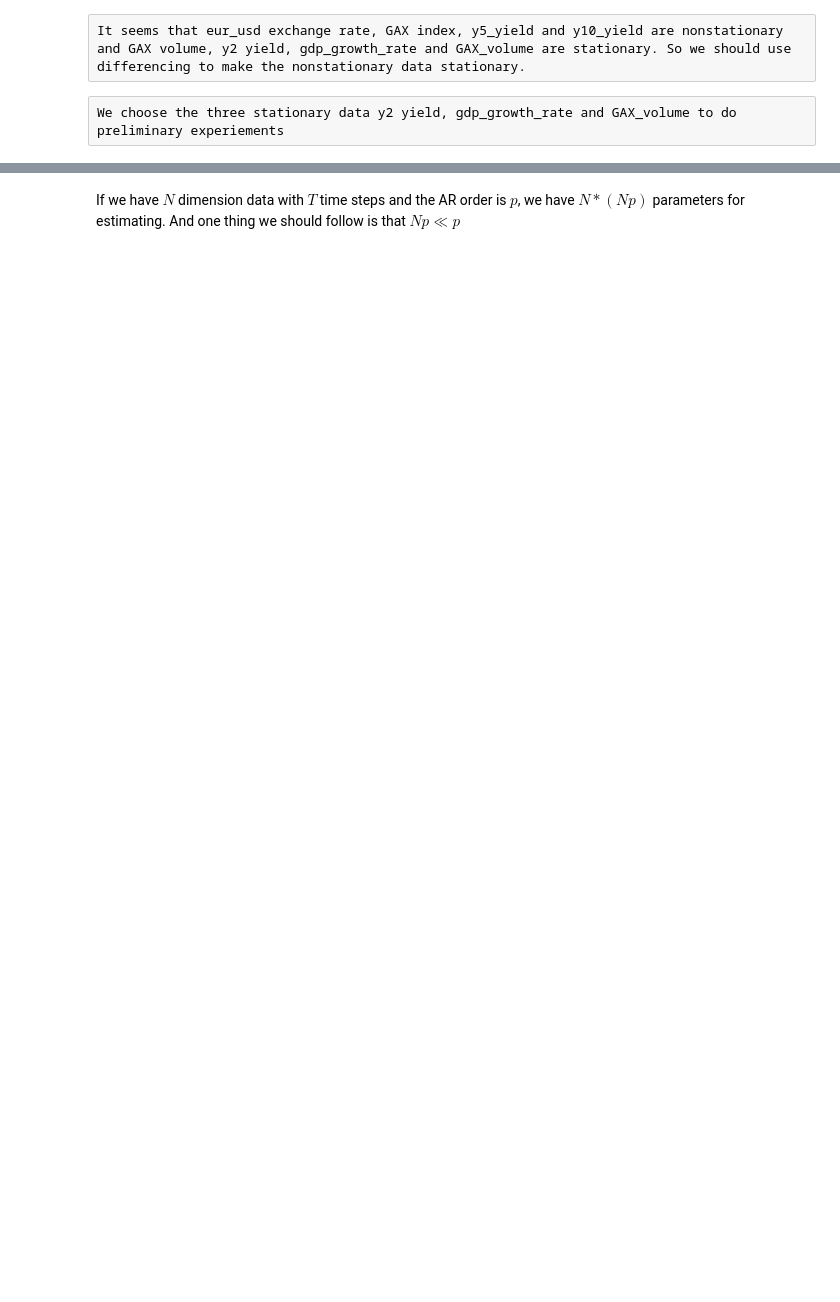
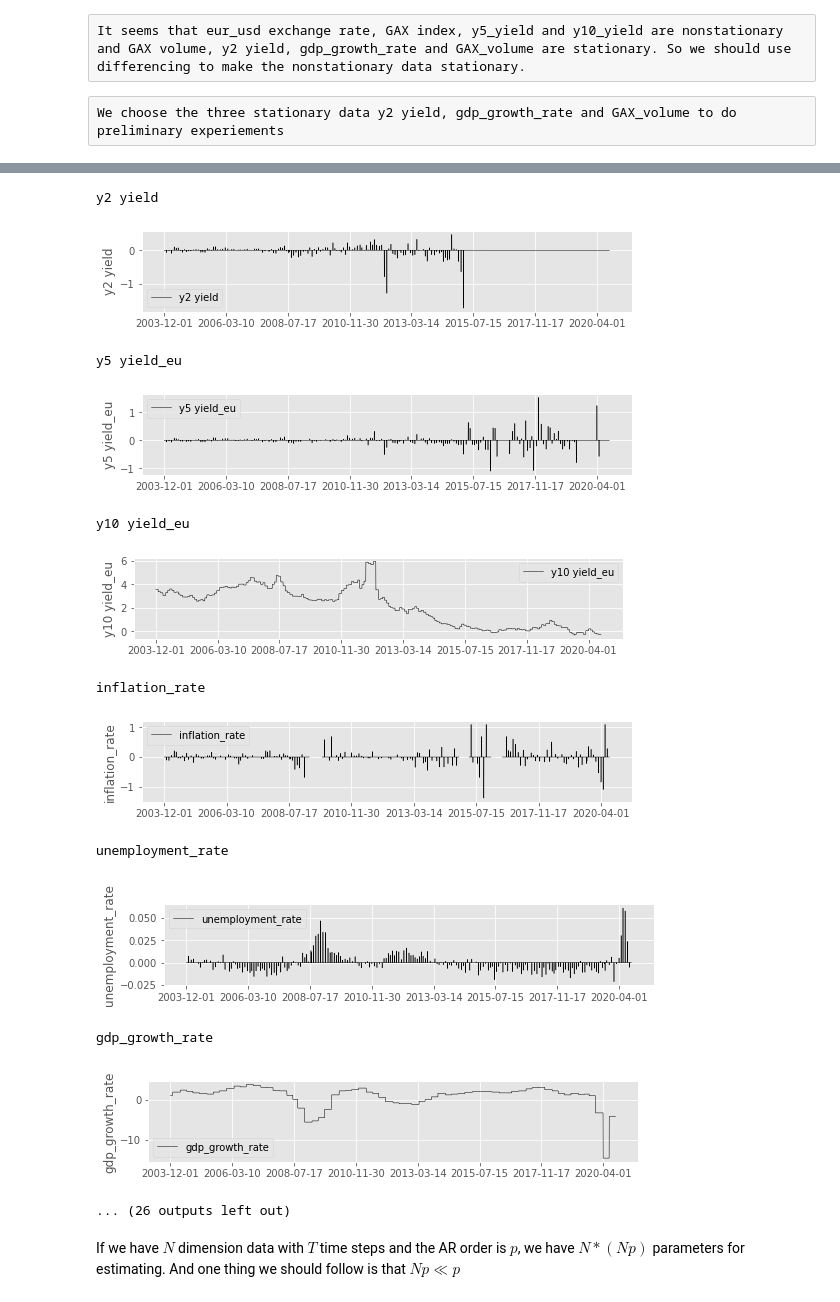
Before and after one commit to TimGladyshev/MLFinal, a Jupyter notebook: VARMA.ipynb, the cells around one changed output, grey strips where cells are left out. Drawn from its saved outputs; the diff is of its cells as text; code cells hidden in the pictures; blank space fills up the shorter version.

```diff
--- a/VARMA.ipynb
+++ b/VARMA.ipynb
@@ -107,0 +133,5 @@ dtype: float64
+# %%
+for i in df.columns.values[1:]:
+    print(f"Kpss test for {i}")
+    kpss_test(df[i])
+    print("************************************")
@@ -108,5 +180,19 @@ dtype: float64
 # %% [raw]
 It seems that eur_usd exchange rate, GAX index, y5_yield and y10_yield are nonstationary and GAX volume, y2 yield, gdp_growth_rate and GAX_volume are stationary. So we should use differencing to make the nonstationary data stationary.
+# %%
+## Differencing to be done
+def seasonal_difference(n, columns):
+    df_tempory = df.copy()
+    for column in columns:
+        df_tempory[column] = df_tempory[column] - df_tempory[column].shift(n)
+    return df_tempory
+
+def transform_difference(columns,shift=1):
+    df_tempory = df.copy()
+    for column in columns:
+        df_tempory[column] = np.log(df_tempory[column])
+        df_tempory[column] = df_tempory[column] - df_tempory[column].shift(shift)
+    return df_tempory
 # %% [raw]
 We choose the three stationary data y2 yield, gdp_growth_rate and GAX_volume to do preliminary experiements
 # %%
@@ -155,0 +242,4 @@ variables = ['eur_usd','y10 yield','GAX_index','debt_rate_to_GDP']
+# %%
+df_diff = transform_difference(["GAX_index","y5 yield_eu","y2 yield","debt_rate_to_GDP","inflation_rate","unemployment_rate",'m3 yield', 'm6 yield', 'm3 secondary', 'm6 secondary', 'spy'],1)
+# %%
+df_diff.fillna(df_diff.mean(),inplace=True)
@@ -156,3 +262,31 @@ variables = ['eur_usd','y10 yield','GAX_index','debt_rate_to_GDP']
+# %%
+plt.style.use('ggplot')
+for i in df_diff.columns.values[1:-1]:
+    print(i)
+    fig = plt.figure(figsize = (8, 1.5))
+    ax = fig.add_axes([0.10, 0.22, 0.85, 0.75])
+    plt.plot(df_diff['date'].values.tolist(),df_diff[i].values, color = "black", linewidth = 0.5, label=i)
+    plt.ylabel(i)
+#     plt.xlabel("Date")
+    plt.xticks(range(0,df_diff.shape[0],500))
+    plt.legend()
+#     if i=="GAX_index":
+#     plt.savefig(f"{i}.png")
+    plt.show()
+# %% [output]
+y2 yield
+[figure, added]
+y5 yield_eu
+[figure, added]
+y10 yield_eu
+[figure, added]
+inflation_rate
+[figure, added]
+unemployment_rate
+[figure, added]
+gdp_growth_rate
+[figure, added]
+... (26 outputs left out)
 # %%
 import numpy as np
 
```
Also changed, not shown: parts of 38 cells of this notebook, 5 other files.
